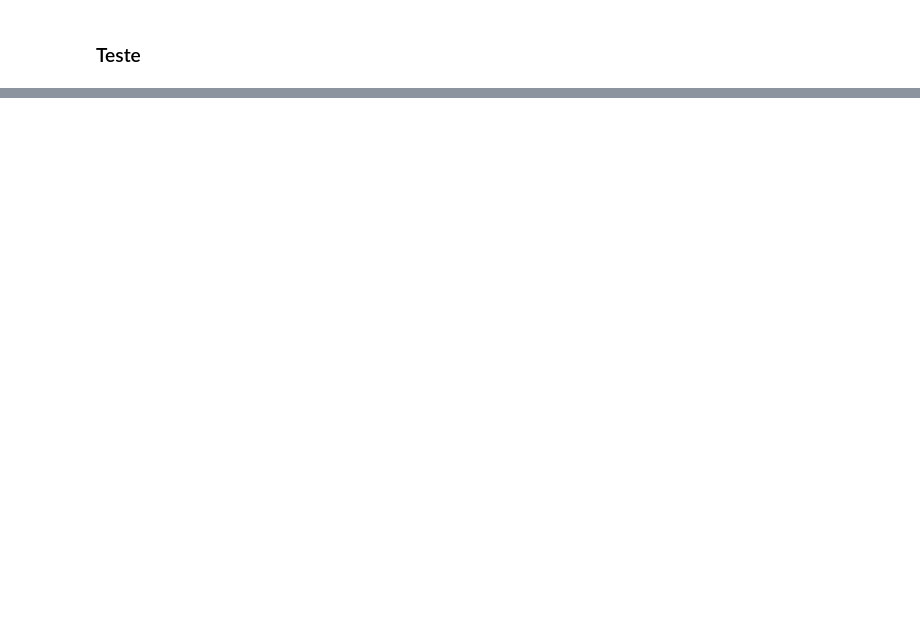
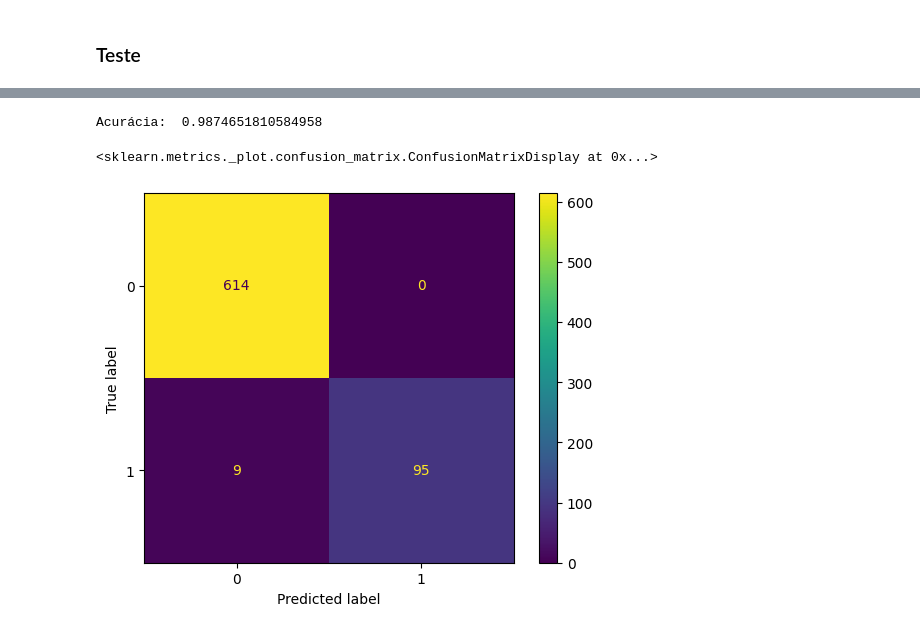
Before and after one commit to petcomputacaoufrgs/mico-leao, a Jupyter notebook: Spam or not spam/rede-neural.ipynb, the cells around one changed output, grey strips where cells are left out. Cells and saved outputs as stored; diff of their text form; code cells hidden in the pictures; blank space fills up the shorter version.

```diff
--- a/Spam or not spam/rede-neural.ipynb
+++ b/Spam or not spam/rede-neural.ipynb
@@ -195,0 +261,3 @@ Taxa de Falso Negativo (FNR):  0.18446601941747573
+# %%
+threshold = 0.5
+y_pred = (model.predict(x_test) > threshold).astype("int32")
@@ -195,0 +266,9 @@ Taxa de Falso Negativo (FNR):  0.18446601941747573
+# %%
+print('Acurácia: ', accuracy_score(y_test, y_pred))
+# %% [output]
+Acurácia:  0.9874651810584958
+# %%
+ConfusionMatrixDisplay.from_predictions(y_test, y_pred)
+# %% [output]
+<sklearn.metrics._plot.confusion_matrix.ConfusionMatrixDisplay at 0x...>
+[figure, added]
```
Also changed, not shown: parts of 20 cells of this notebook.
